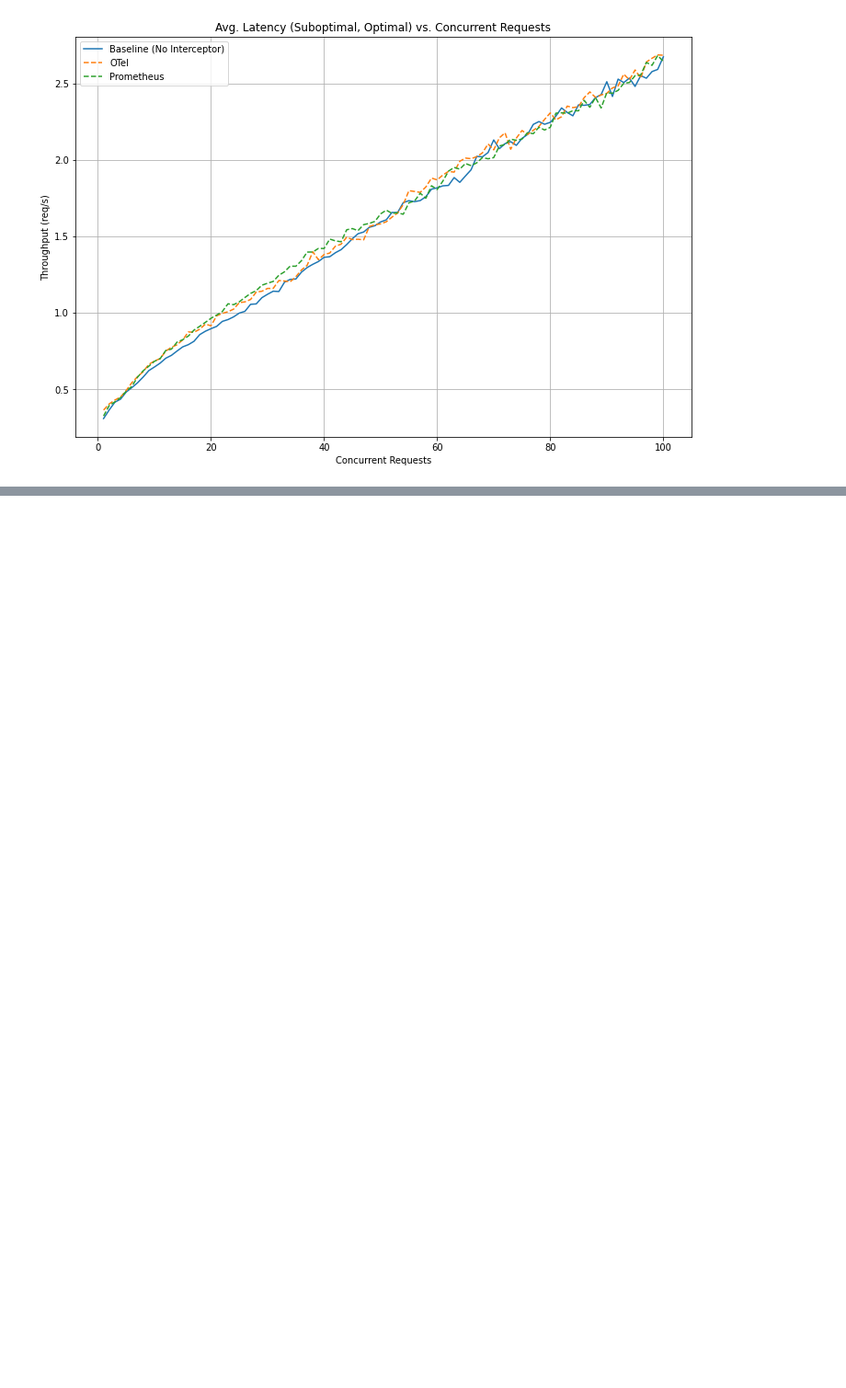
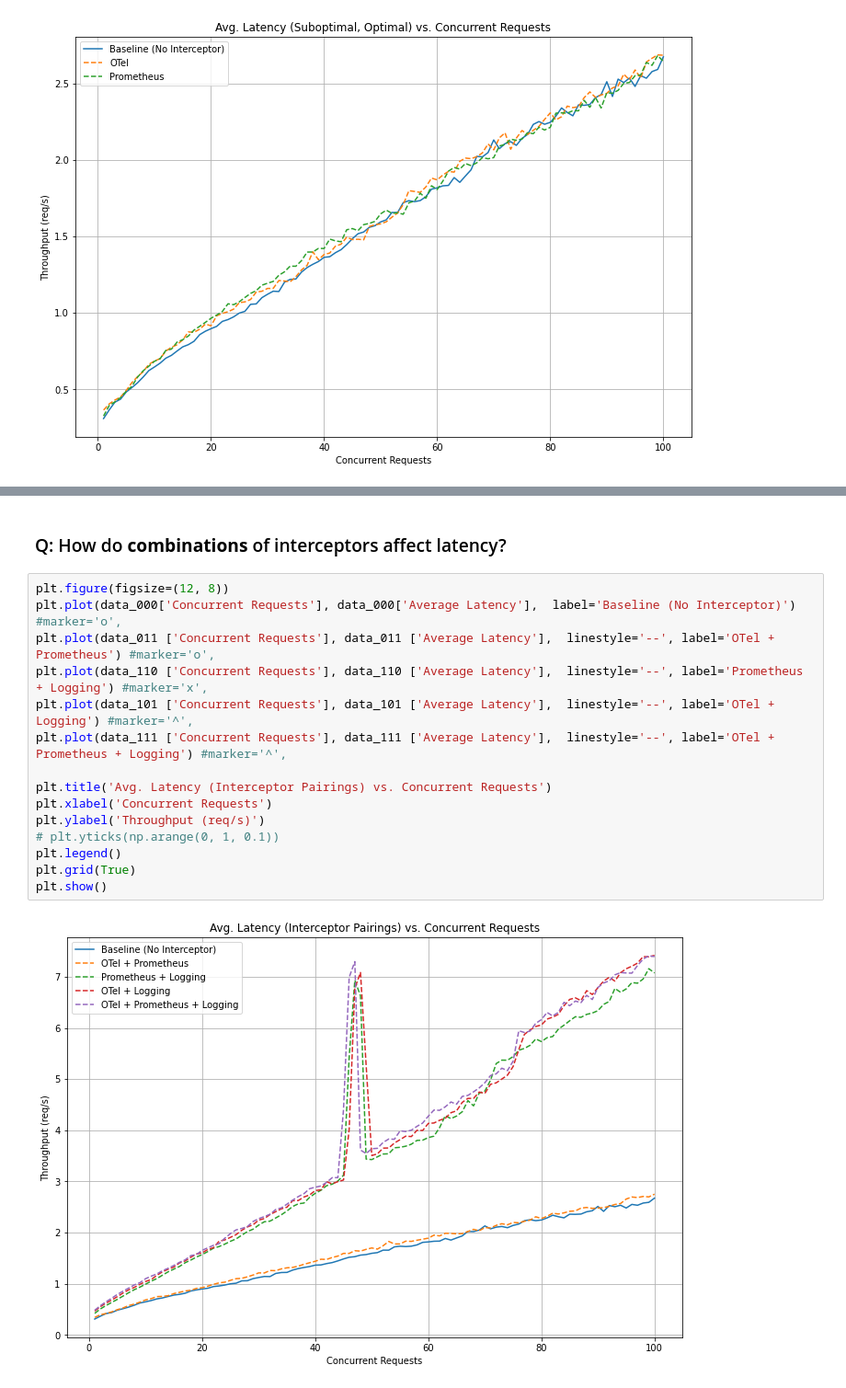
Before and after one commit to louisloechel/CloudServiceBenchmarking, a Jupyter notebook: analysis/analysis.ipynb, the cells around one changed output, grey strips where cells are left out. Shown at 92% size. Saved outputs shown, nothing was run; the diff lists cells and outputs as text; blank space fills up the shorter version.

```diff
--- a/analysis/analysis.ipynb
+++ b/analysis/analysis.ipynb
@@ -112,0 +134,19 @@ plt.show()
+# %% [markdown]
+### Q: How do **combinations** of interceptors affect latency?
+# %%
+plt.figure(figsize=(12, 8))
+plt.plot(data_000['Concurrent Requests'], data_000['Average Latency'],  label='Baseline (No Interceptor)') #marker='o',
+plt.plot(data_011 ['Concurrent Requests'], data_011 ['Average Latency'],  linestyle='--', label='OTel + Prometheus') #marker='o',
+plt.plot(data_110 ['Concurrent Requests'], data_110 ['Average Latency'],  linestyle='--', label='Prometheus + Logging') #marker='x',
+plt.plot(data_101 ['Concurrent Requests'], data_101 ['Average Latency'],  linestyle='--', label='OTel + Logging') #marker='^',
+plt.plot(data_111 ['Concurrent Requests'], data_111 ['Average Latency'],  linestyle='--', label='OTel + Prometheus + Logging') #marker='^',
+
+plt.title('Avg. Latency (Interceptor Pairings) vs. Concurrent Requests')
+plt.xlabel('Concurrent Requests')
+plt.ylabel('Throughput (req/s)')
+# plt.yticks(np.arange(0, 1, 0.1))
+plt.legend()
+plt.grid(True)
+plt.show()
+# %% [output]
+[figure, added]
```
Also changed, not shown: parts of 4 cells of this notebook.
